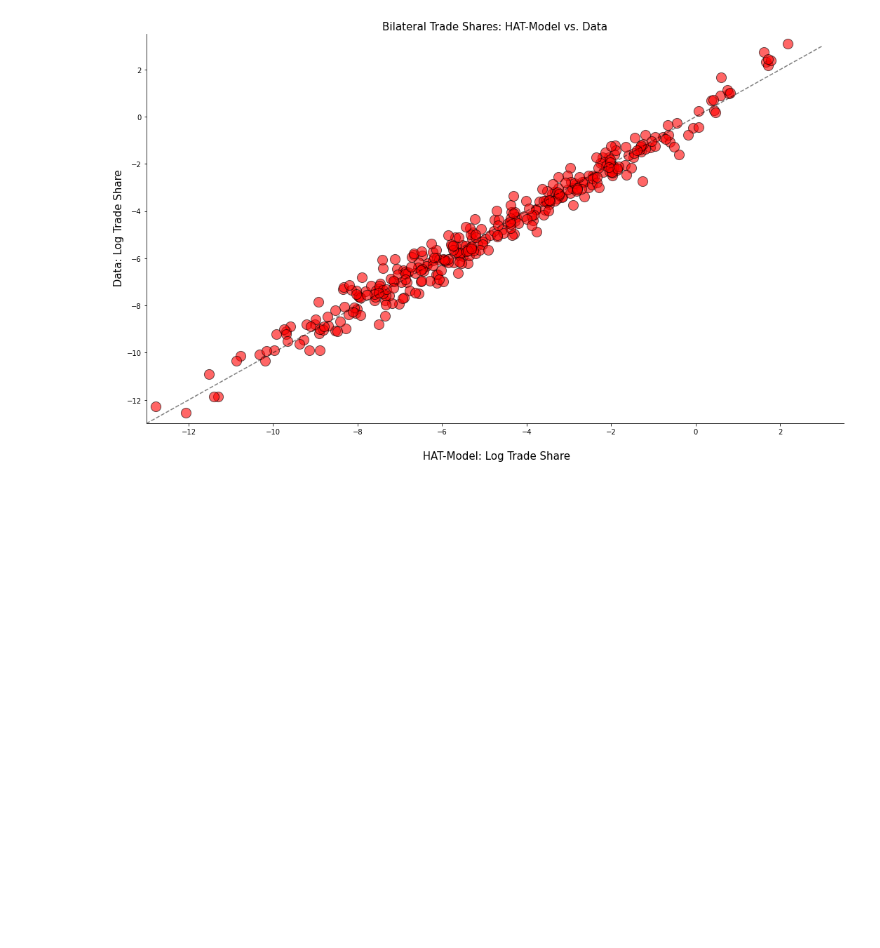
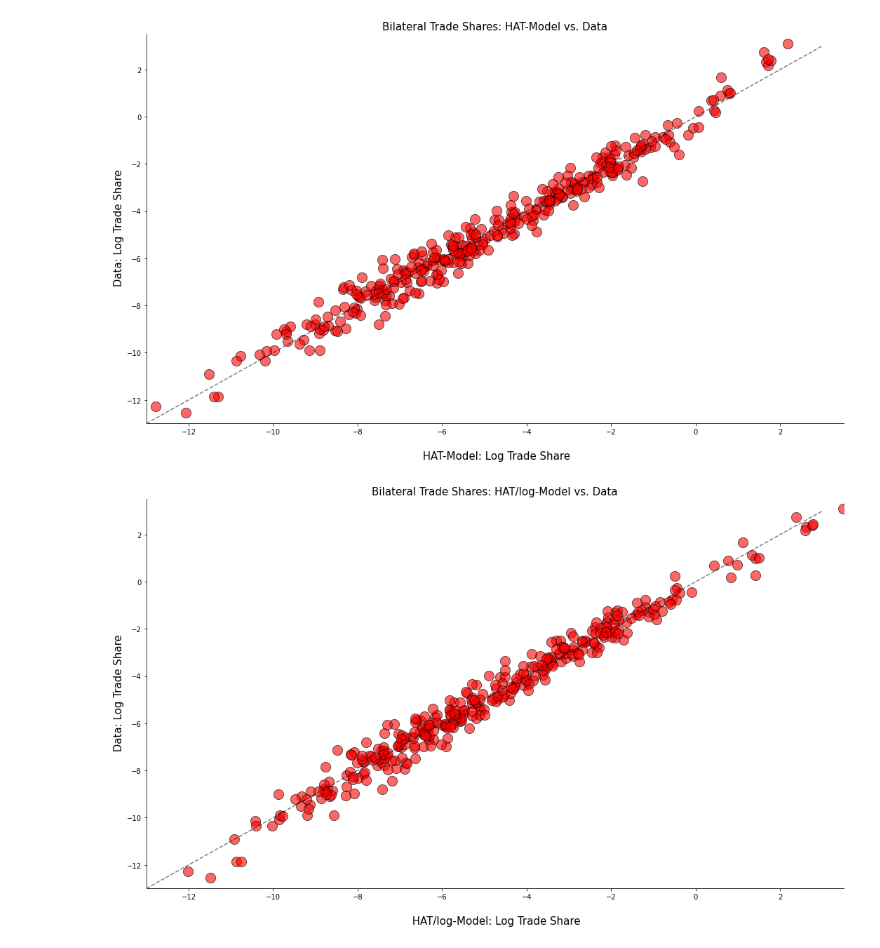
Before and after one commit to mwaugh0328/heterogeneous-agent-trade, a Jupyter notebook: notebooks/plot-calibration.ipynb, the cells around one changed output. Cells and saved outputs as stored; diff of their text form; code cells hidden in the pictures; blank space fills up the shorter version.

Commit message:
log model

```diff
--- a/notebooks/plot-calibration.ipynb
+++ b/notebooks/plot-calibration.ipynb
@@ -42,3 +42,28 @@ ax.set_xlim(-13.0,3.5)
 plt.show()
 # %% [output]
 [figure]
+# %%
+trade = pd.read_csv("../code/julia/log-model-data-trade.csv")
+
+fig, ax = plt.subplots(figsize = [15.0,9.0], tight_layout = True)
+
+ax.scatter(trade.trademodel, trade.trade, alpha = 0.60, c = "red", edgecolors = "black", s = 200)
+
+ax.plot(range(-13,4), range(-13,4), alpha = 0.50, linestyle = "--", c = "black")
+
+ax.spines["right"].set_visible(False)
+ax.spines["top"].set_visible(False)
+
+ax.set_title("Bilateral Trade Shares: HAT/log-Model vs. Data", fontsize = 15)
+
+ax.set_xlabel("\n HAT/log-Model: Log Trade Share", fontsize = 15)
+ax.set_ylabel("\n Data: Log Trade Share" , fontsize = 15)
+
+plt.savefig("../notes/figures/log-trade-fit.pdf", bbox_inches = "tight")
+
+ax.set_ylim(-13.0,3.5)
+ax.set_xlim(-13.0,3.5)
+
+plt.show()
+# %% [output]
+[figure, added]
```
Also changed, not shown: 5 other files.
